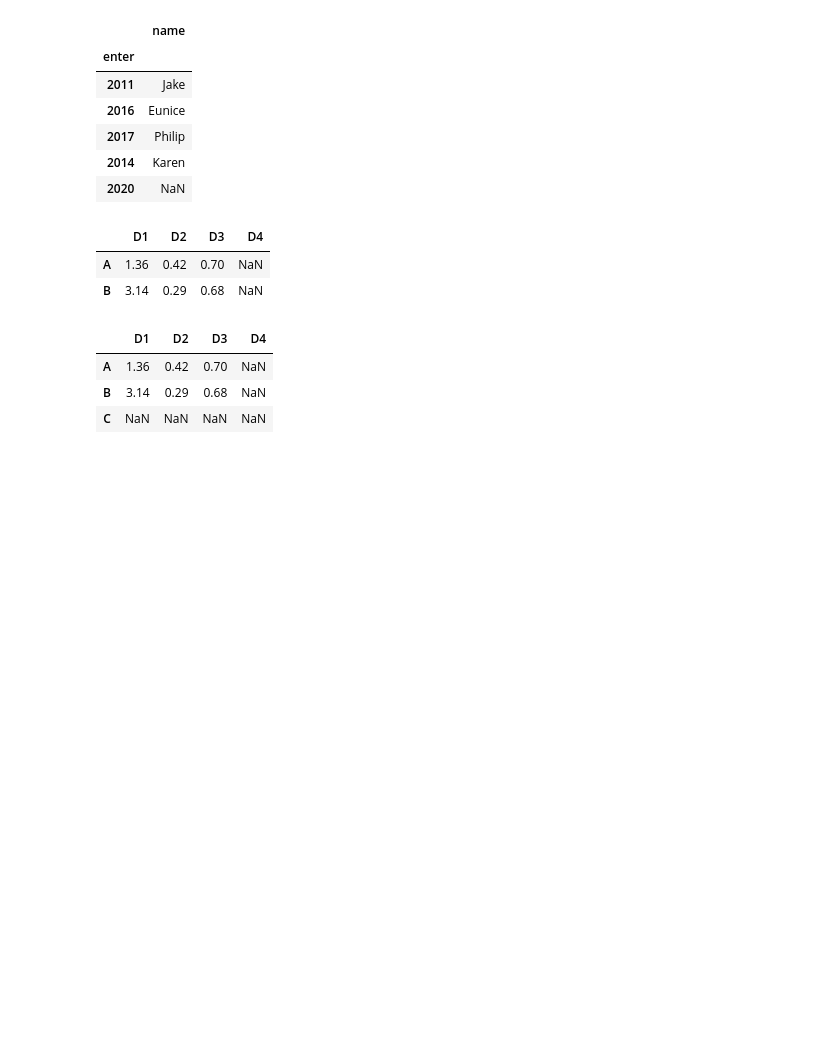
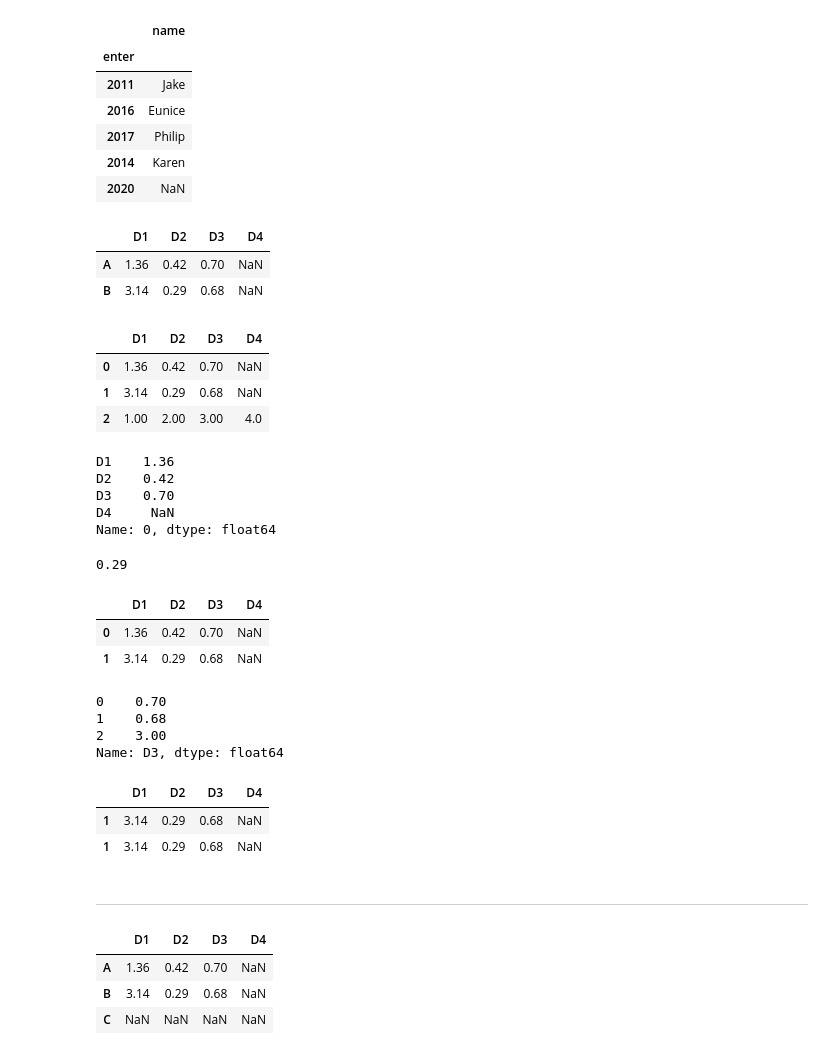
Before and after one commit to johanjun/fc_mobis_4th, a Jupyter notebook: numpy & pandas.ipynb, the cells around one changed output. Cells and saved outputs as stored; diff of their text form; code cells hidden in the pictures; blank space fills up the shorter version.

```diff
--- a/numpy & pandas.ipynb
+++ b/numpy & pandas.ipynb
@@ -470,3 +472,12 @@ alco_with_nan
 |  | D1 | D2 | D3 | D4 |
 | A | 1.36 | 0.42 | 0.70 | NaN |
 | B | 3.14 | 0.29 | 0.68 | NaN |
+# %%
+data = [1, 2, 3 ,4]
+data_series = pd.Series(data,  index=["D1", "D2", "D3", "D4"])
+alco_with_nan.append(data_series, ignore_index=True)
+# %% [output]
+|  | D1 | D2 | D3 | D4 |
+| 0 | 1.36 | 0.42 | 0.70 | NaN |
+| 1 | 3.14 | 0.29 | 0.68 | NaN |
+| 2 | 1.00 | 2.00 | 3.00 | 4.0 |
@@ -473,3 +488,36 @@ alco_with_nan
+# %%
+alco_with_nan.iloc[0]
+# %% [output]
+D1    1.36
+D2    0.42
+D3    0.70
+D4     NaN
+Name: 0, dtype: float64
+# %%
+alco_with_nan.iloc[1, 1]
+# %% [output]
+0.29
+# %%
+alco_with_nan.iloc[0:2]
+# %% [output]
+|  | D1 | D2 | D3 | D4 |
+| 0 | 1.36 | 0.42 | 0.70 | NaN |
+| 1 | 3.14 | 0.29 | 0.68 | NaN |
+# %%
+alco_with_nan.iloc[:, 2]
+# %% [output]
+0    0.70
+1    0.68
+2    3.00
+Name: D3, dtype: float64
+# %%
+alco_with_nan.iloc[[1, 1]]
+# %% [output]
+|  | D1 | D2 | D3 | D4 |
+| 1 | 3.14 | 0.29 | 0.68 | NaN |
+| 1 | 3.14 | 0.29 | 0.68 | NaN |
+# %% [markdown]
+---
 # %%
 alco_with_nan = alco_with_nan.append(pd.Series(name='C'))
 alco_with_nan
```
Also changed, not shown: parts of 2 cells of this notebook, 57 other files.
